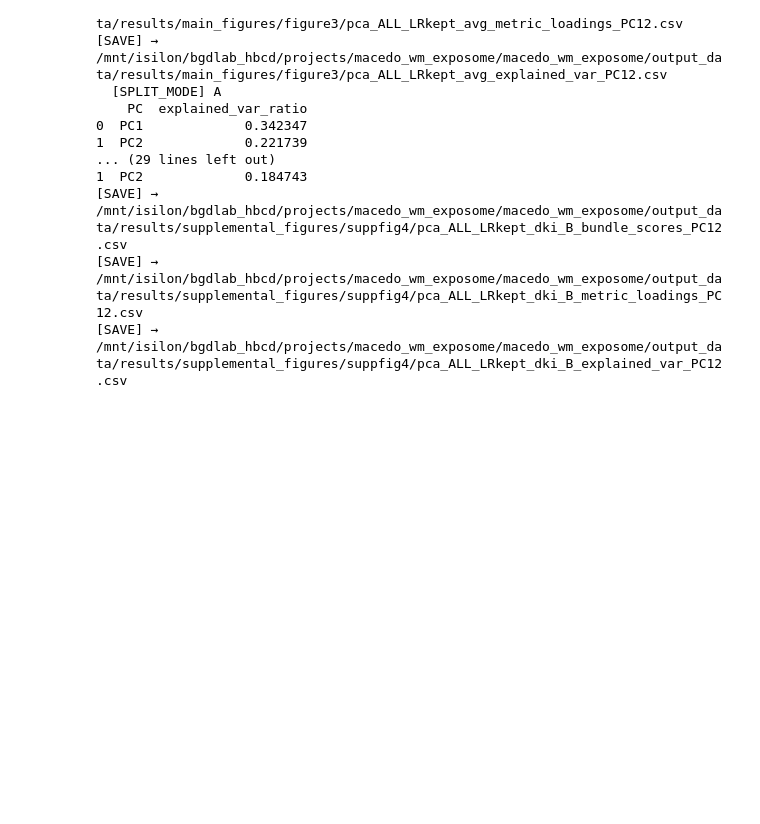
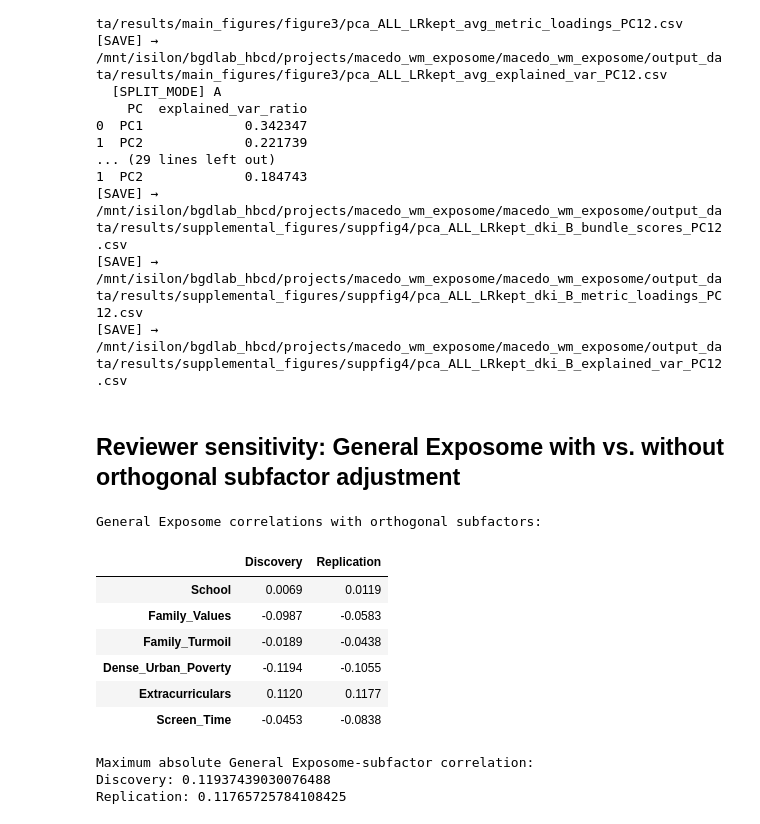
Before and after one commit to PennLINC/macedo_wm_exposome, a Jupyter notebook: code/Figure_2_Mass_Univariate_reviewer_revision.ipynb, the cells around one changed output. Drawn from its saved outputs; the diff is of its cells as text; code cells hidden in the pictures; blank space fills up the shorter version.

```diff
--- a/code/Figure_2_Mass_Univariate_reviewer_revision.ipynb
+++ b/code/Figure_2_Mass_Univariate_reviewer_revision.ipynb
@@ -939,3 +939,75 @@ for scenario_name, scenario_etiv in scenarios:
 [SAVE] → /mnt/isilon/bgdlab_hbcd/projects/macedo_wm_exposome/macedo_wm_exposome/output_data/results/supplemental_figures/suppfig4/pca_ALL_LRkept_dki_B_bundle_scores_PC12.csv
 [SAVE] → /mnt/isilon/bgdlab_hbcd/projects/macedo_wm_exposome/macedo_wm_exposome/output_data/results/supplemental_figures/suppfig4/pca_ALL_LRkept_dki_B_metric_loadings_PC12.csv
 [SAVE] → /mnt/isilon/bgdlab_hbcd/projects/macedo_wm_exposome/macedo_wm_exposome/output_data/results/supplemental_figures/suppfig4/pca_ALL_LRkept_dki_B_explained_var_PC12.csv
+# %% [markdown]
+## Reviewer sensitivity: General Exposome with vs. without orthogonal subfactor adjustment
+# %%
+# ============================================================
+# REVIEWER SENSITIVITY:
+# General Exposome with vs. without orthogonal subfactors
+# ============================================================
+
+REVIEWER_SUBFACTOR_DIR = (
+    ROOT_DIR
+    / "output_data"
+    / "results"
+    / "reviewer_revision"
+    / "subfactor_sensitivity"
+)
+REVIEWER_SUBFACTOR_DIR.mkdir(parents=True, exist_ok=True)
+
+subfactors = [
+    "School",
+    "Family_Values",
+    "Family_Turmoil",
+    "Dense_Urban_Poverty",
+    "Extracurriculars",
+    "Screen_Time",
+]
+
+factor_vars = ["General_SES"] + subfactors
+
+# dfA_macro_plus_NODDI and dfB_macro_plus_NODDI have already been
+# restricted to matched_group 1 and 2, respectively, earlier in the notebook.
+
+corr_A = dfA_macro_plus_NODDI[factor_vars].corr()
+corr_B = dfB_macro_plus_NODDI[factor_vars].corr()
+
+corr_A.to_csv(REVIEWER_SUBFACTOR_DIR / "factor_correlations_discovery.csv")
+corr_B.to_csv(REVIEWER_SUBFACTOR_DIR / "factor_correlations_replication.csv")
+
+# Focus specifically on the reviewer question:
+# how correlated is the General Exposome with each subfactor?
+general_subfactor_corrs = pd.DataFrame({
+    "Discovery": corr_A.loc["General_SES", subfactors],
+    "Replication": corr_B.loc["General_SES", subfactors],
+})
+
+print("General Exposome correlations with orthogonal subfactors:")
+display(general_subfactor_corrs.round(4))
+
+print("\nMaximum absolute General Exposome-subfactor correlation:")
+print(
+    "Discovery:",
+    general_subfactor_corrs["Discovery"].abs().max()
+)
+print(
+    "Replication:",
+    general_subfactor_corrs["Replication"].abs().max()
+)
+
+general_subfactor_corrs.to_csv(
+    REVIEWER_SUBFACTOR_DIR / "General_SES_subfactor_correlations.csv"
+)
+# %% [output]
+General Exposome correlations with orthogonal subfactors:
+|  | Discovery | Replication |
+| School | 0.0069 | 0.0119 |
+| Family_Values | -0.0987 | -0.0583 |
+| Family_Turmoil | -0.0189 | -0.0438 |
+| Dense_Urban_Poverty | -0.1194 | -0.1055 |
+| Extracurriculars | 0.1120 | 0.1177 |
+| Screen_Time | -0.0453 | -0.0838 |
+Maximum absolute General Exposome-subfactor correlation:
+Discovery: 0.11937439030076488
+Replication: 0.11765725784108425
```
Also changed, not shown: parts of 3 cells of this notebook.
